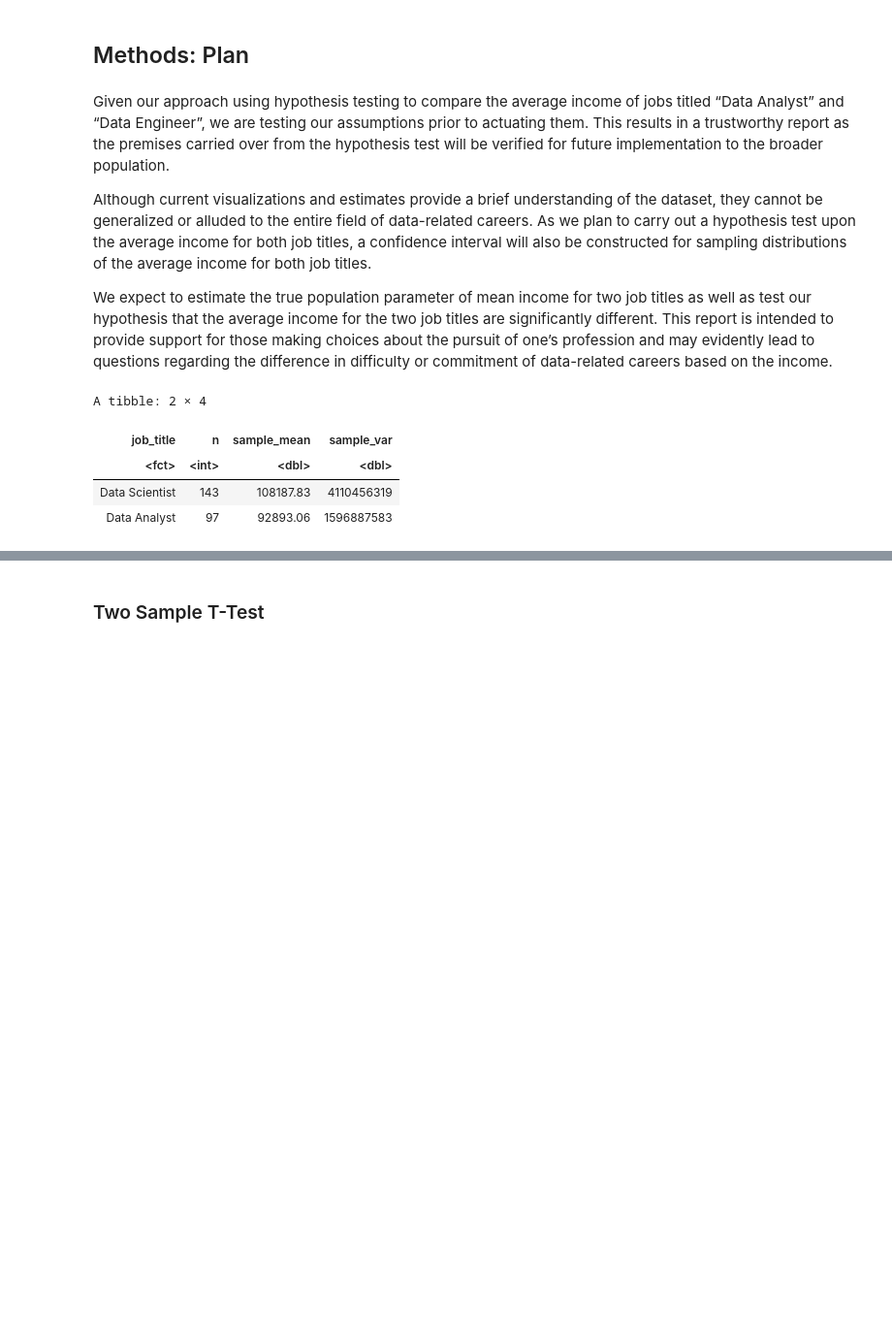
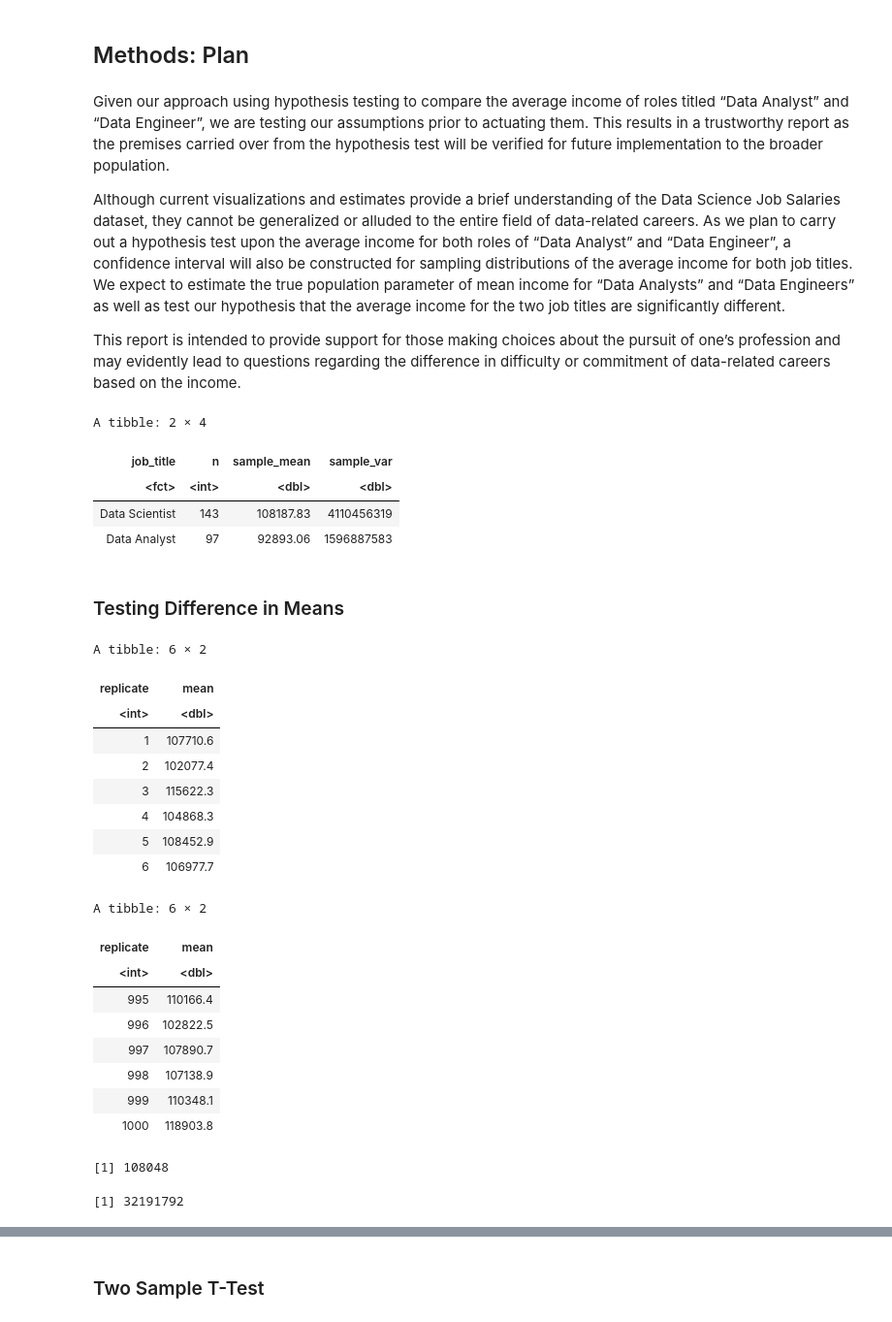
Before and after one commit to aaryan-rampal/stat-201-project, a Jupyter notebook: proposal.ipynb, the cells around one changed output, grey strips where cells are left out. Shown at 97% size. Cells and saved outputs as stored; diff of their text form; code cells hidden in the pictures; blank space fills up the shorter version.

Commit message:
Added stuff from docs + adding CLT method for means

```diff
--- a/proposal.ipynb
+++ b/proposal.ipynb
@@ -141,11 +163,11 @@ At a preliminary glance, it looks like data analysts are paid less on average wh
 # %% [markdown]
 ## Methods: Plan
 # %% [markdown]
-Given our approach using hypothesis testing to compare the average income of jobs titled “Data Analyst” and “Data Engineer”, we are testing our assumptions prior to actuating them. This results in a trustworthy report as the premises carried over from the hypothesis test will be verified for future implementation to the broader population.
+Given our approach using hypothesis testing to compare the average income of roles titled “Data Analyst” and “Data Engineer”, we are testing our assumptions prior to actuating them. This results in a trustworthy report as the premises carried over from the hypothesis test will be verified for future implementation to the broader population.
 
-Although current visualizations and estimates provide a brief understanding of the dataset, they cannot be generalized or alluded to the entire field of data-related careers. As we plan to carry out a hypothesis test upon the average income for both job titles, a confidence interval will also be constructed for sampling distributions of the average income for both job titles.
+Although current visualizations and estimates provide a brief understanding of the Data Science Job Salaries dataset, they cannot be generalized or alluded to the entire field of data-related careers. As we plan to carry out a hypothesis test upon the average income for both roles of “Data Analyst” and “Data Engineer”, a confidence interval will also be constructed for sampling distributions of the average income for both job titles. We expect to estimate the true population parameter of mean income for “Data Analysts” and “Data Engineers” as well as test our hypothesis that the average income for the two job titles are significantly different.
 
-We expect to estimate the true population parameter of mean income for two job titles as well as test our hypothesis that the average income for the two job titles are significantly different. This report is intended to provide support for those making choices about the pursuit of one’s profession and may evidently lead to questions regarding the difference in difficulty or commitment of data-related careers based on the income.
+This report is intended to provide support for those making choices about the pursuit of one’s profession and may evidently lead to questions regarding the difference in difficulty or commitment of data-related careers based on the income.
 # %%
 # compute summary statistics for each job title
 salary_summarized <- salary |>
@@ -161,3 +183,41 @@ A tibble: 2 × 4
 | <fct> | <int> | <dbl> | <dbl> |
 | Data Scientist | 143 | 108187.83 | 4110456319 |
 | Data Analyst | 97 | 92893.06 | 1596887583 |
+# %% [markdown]
+### Testing Difference in Means
+# %%
+scientist_samples <- salary |>
+    filter(job_title == "Data Scientist") |>
+    rep_sample_n(reps = 1000, size = 143, replace = T) |>
+    group_by(replicate) |>
+    summarize(mean = mean(salary_in_usd))
+
+head(scientist_samples)
+tail(scientist_samples)
+
+scientist_sample_mean <- mean(scientist_samples$mean)
+scientist_sample_var <- var(scientist_samples$mean)
+
+scientist_sample_mean
+scientist_sample_var
+# %% [output]
+A tibble: 6 × 2
+| replicate | mean |
+| <int> | <dbl> |
+| 1 | 107710.6 |
+| 2 | 102077.4 |
+| 3 | 115622.3 |
+| 4 | 104868.3 |
+| 5 | 108452.9 |
+| 6 | 106977.7 |
+A tibble: 6 × 2
+| replicate | mean |
+| <int> | <dbl> |
+| 995 | 110166.4 |
+| 996 | 102822.5 |
+| 997 | 107890.7 |
+| 998 | 107138.9 |
+| 999 | 110348.1 |
+| 1000 | 118903.8 |
+[1] 108048
+[1] 32191792
```
Also changed, not shown: parts of 16 cells of this notebook.
